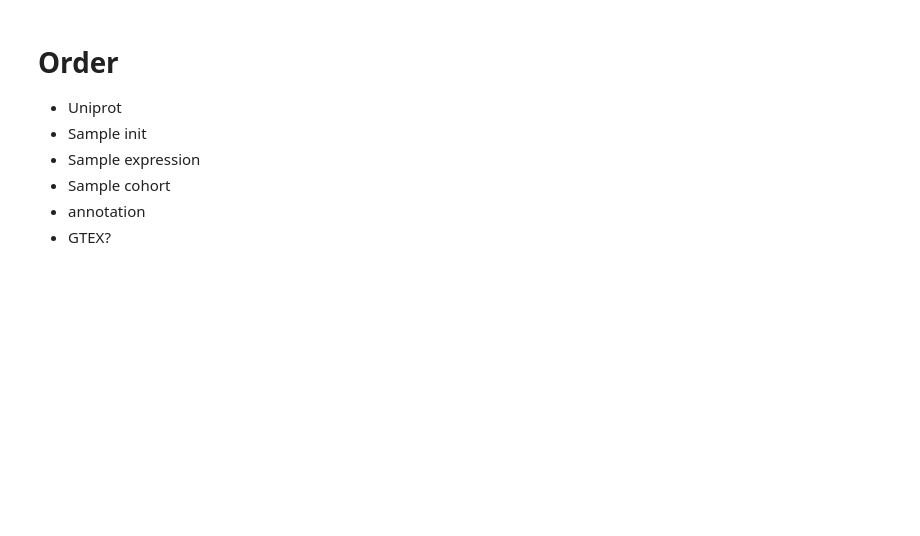
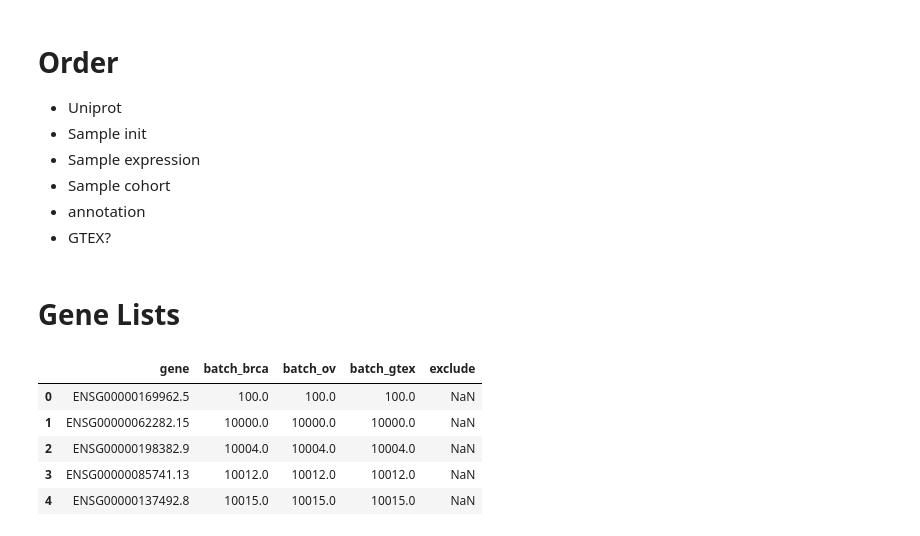
Before and after one commit to ratschlab/projects2020_ohsu, a Jupyter notebook: eth/debug/p20230216_d_filtering_table_thresholds.ipynb, the cells around one changed output. Drawn from its saved outputs; the diff is of its cells as text; code cells hidden in the pictures; blank space fills up the shorter version.

```diff
--- a/eth/debug/p20230216_d_filtering_table_thresholds.ipynb
+++ b/eth/debug/p20230216_d_filtering_table_thresholds.ipynb
@@ -110,3 +110,5 @@ def save_output_count(output_count, report_count, report_steps, prefix, cancer_s
 #         logging.info(f'Save intermediate info to {output_count}')
 # %%
 # Julianne sample  mutation_mode   pipeline        min_sample_reads        #_of_cohort_samples     reads_per_cohort_sample #_normal_samples_allowed        normal_cohort_id        reads_per_normal_sample motif_filter    Init_cancer     Filter_Sample   Filter_Sample_Cohort    Filter_Sample_Cohort_CohortBackground   Filter_Motif    Filter_Sample_Cohort_CohortBackground_Uniprot
+# %% [markdown]
+# Gene Lists
@@ -112,0 +133,9 @@ def save_output_count(output_count, report_count, report_steps, prefix, cancer_s
+# %%
+gene_to_batch.head()
+# %% [output]
+|  | gene | batch_brca | batch_ov | batch_gtex | exclude |
+| 0 | ENSG00000169962.5 | 100.0 | 100.0 | 100.0 | NaN |
+| 1 | ENSG00000062282.15 | 10000.0 | 10000.0 | 10000.0 | NaN |
+| 2 | ENSG00000198382.9 | 10004.0 | 10004.0 | 10004.0 | NaN |
+| 3 | ENSG00000085741.13 | 10012.0 | 10012.0 | 10012.0 | NaN |
+| 4 | ENSG00000137492.8 | 10015.0 | 10015.0 | 10015.0 | NaN |
```
Also changed, not shown: parts of 17 cells of this notebook.
